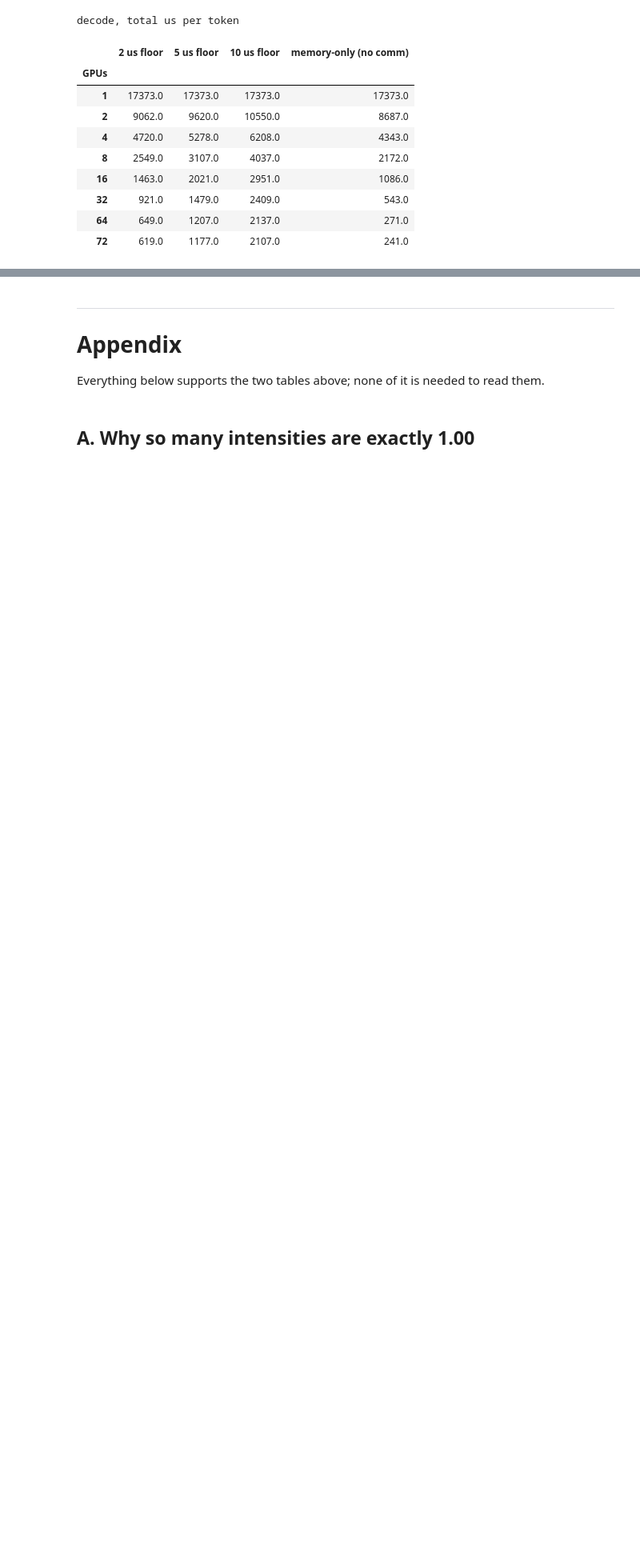
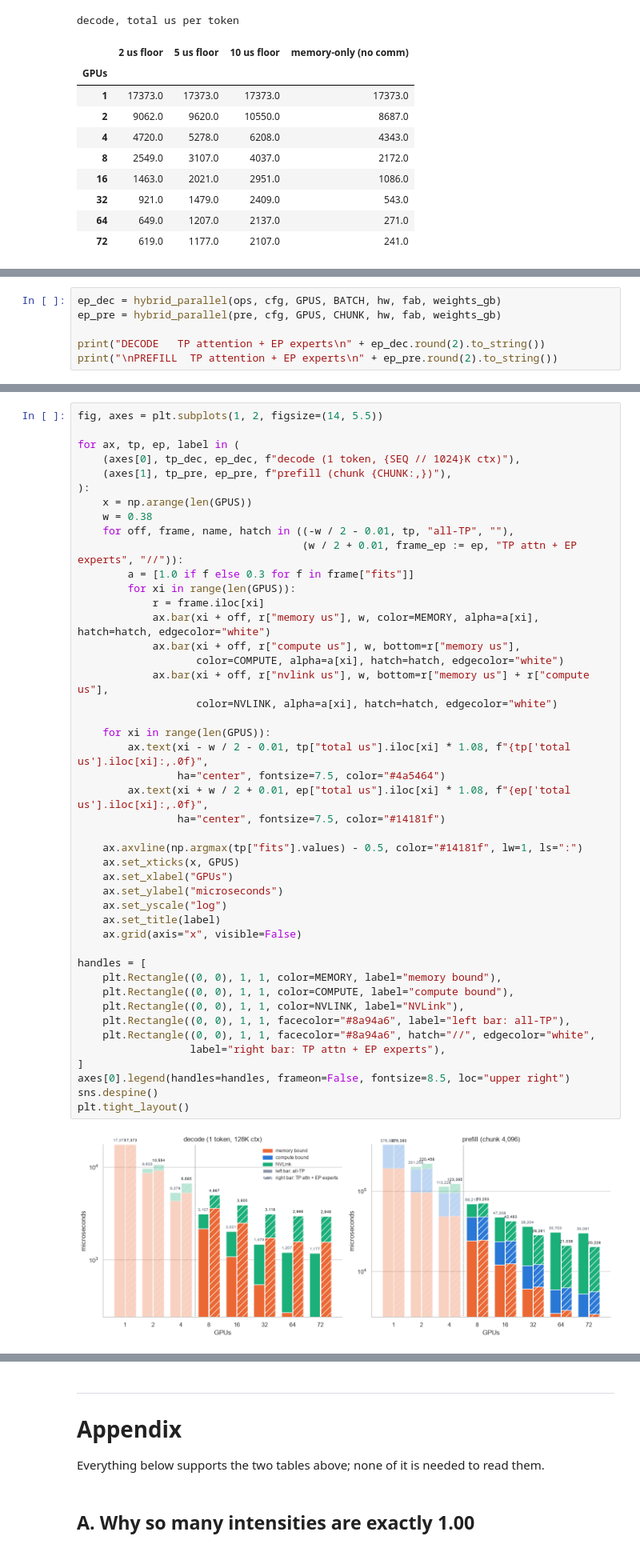
Before and after one commit to dougUCN/kimik3-exercise, a Jupyter notebook: roofline.ipynb, the cells around one changed output, grey strips where cells are left out. Shown at 80% size. Cells and saved outputs as stored; diff of their text form; blank space fills up the shorter version.

```diff
--- a/roofline.ipynb
+++ b/roofline.ipynb
@@ -479,0 +525,6 @@ decode, total us per token
+# %%
+ep_dec = hybrid_parallel(ops, cfg, GPUS, BATCH, hw, fab, weights_gb)
+ep_pre = hybrid_parallel(pre, cfg, GPUS, CHUNK, hw, fab, weights_gb)
+
+print("DECODE   TP attention + EP experts\n" + ep_dec.round(2).to_string())
+print("\nPREFILL  TP attention + EP experts\n" + ep_pre.round(2).to_string())
@@ -479,0 +549,47 @@ decode, total us per token
+# %%
+fig, axes = plt.subplots(1, 2, figsize=(14, 5.5))
+
+for ax, tp, ep, label in (
+    (axes[0], tp_dec, ep_dec, f"decode (1 token, {SEQ // 1024}K ctx)"),
+    (axes[1], tp_pre, ep_pre, f"prefill (chunk {CHUNK:,})"),
+):
+    x = np.arange(len(GPUS))
+    w = 0.38
+    for off, frame, name, hatch in ((-w / 2 - 0.01, tp, "all-TP", ""),
+                                    (w / 2 + 0.01, frame_ep := ep, "TP attn + EP experts", "//")):
+        a = [1.0 if f else 0.3 for f in frame["fits"]]
+        for xi in range(len(GPUS)):
+            r = frame.iloc[xi]
+            ax.bar(xi + off, r["memory us"], w, color=MEMORY, alpha=a[xi], hatch=hatch, edgecolor="white")
+            ax.bar(xi + off, r["compute us"], w, bottom=r["memory us"],
+                   color=COMPUTE, alpha=a[xi], hatch=hatch, edgecolor="white")
+            ax.bar(xi + off, r["nvlink us"], w, bottom=r["memory us"] + r["compute us"],
+                   color=NVLINK, alpha=a[xi], hatch=hatch, edgecolor="white")
+
+    for xi in range(len(GPUS)):
+        ax.text(xi - w / 2 - 0.01, tp["total us"].iloc[xi] * 1.08, f"{tp['total us'].iloc[xi]:,.0f}",
+                ha="center", fontsize=7.5, color="#4a5464")
+        ax.text(xi + w / 2 + 0.01, ep["total us"].iloc[xi] * 1.08, f"{ep['total us'].iloc[xi]:,.0f}",
+                ha="center", fontsize=7.5, color="#14181f")
+
+    ax.axvline(np.argmax(tp["fits"].values) - 0.5, color="#14181f", lw=1, ls=":")
+    ax.set_xticks(x, GPUS)
+    ax.set_xlabel("GPUs")
+    ax.set_ylabel("microseconds")
+    ax.set_yscale("log")
+    ax.set_title(label)
+    ax.grid(axis="x", visible=False)
+
+handles = [
+    plt.Rectangle((0, 0), 1, 1, color=MEMORY, label="memory bound"),
+    plt.Rectangle((0, 0), 1, 1, color=COMPUTE, label="compute bound"),
+    plt.Rectangle((0, 0), 1, 1, color=NVLINK, label="NVLink"),
+    plt.Rectangle((0, 0), 1, 1, facecolor="#8a94a6", label="left bar: all-TP"),
+    plt.Rectangle((0, 0), 1, 1, facecolor="#8a94a6", hatch="//", edgecolor="white",
+                  label="right bar: TP attn + EP experts"),
+]
+axes[0].legend(handles=handles, frameon=False, fontsize=8.5, loc="upper right")
+sns.despine()
+plt.tight_layout()
+# %% [output]
+[figure, added]
```
Also changed, not shown: parts of 6 cells of this notebook, 1 other file.
